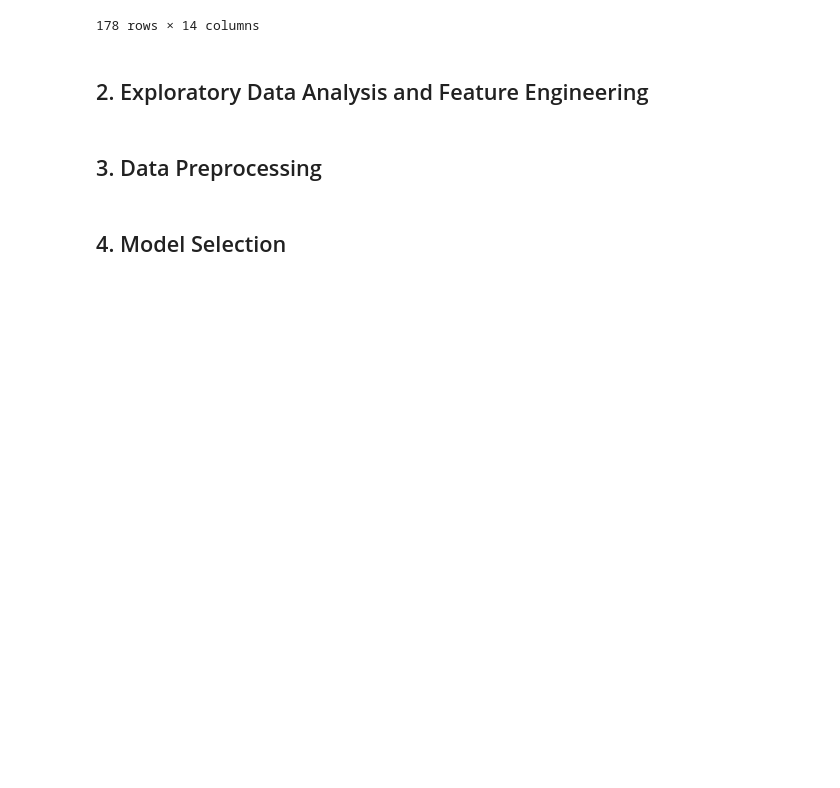
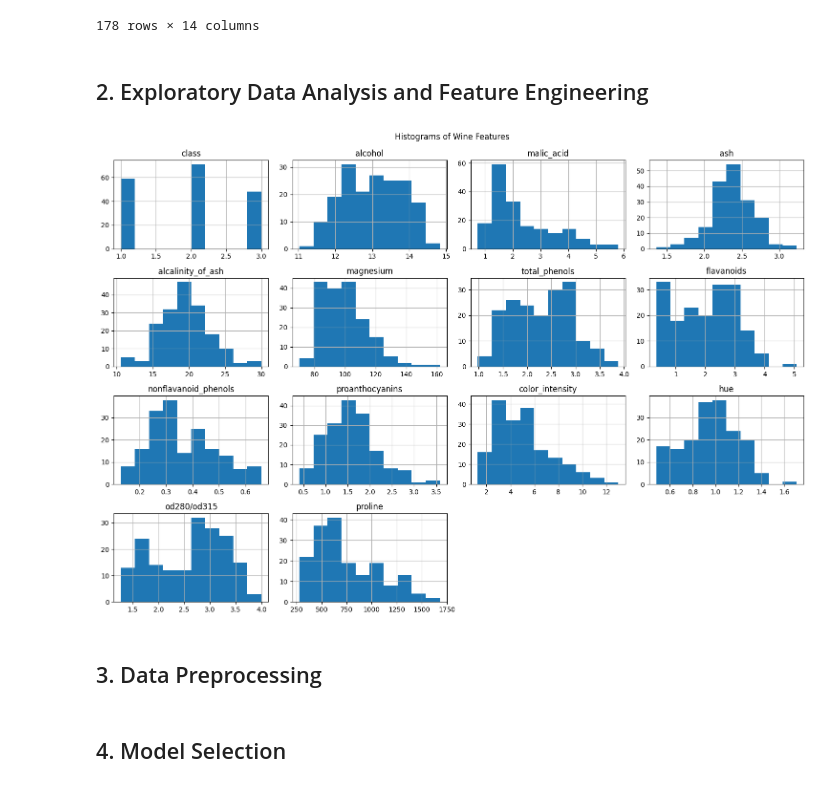
Before and after one commit to algof/final-project-pembelajaran-mesin, a Jupyter notebook: notebook.ipynb, the cells around one changed output. Saved outputs shown, nothing was run; the diff lists cells and outputs as text; code cells hidden in the pictures; blank space fills up the shorter version.

```diff
--- a/notebook.ipynb
+++ b/notebook.ipynb
@@ -51,6 +52,14 @@ df
 178 rows × 14 columns
 # %% [markdown]
 ## 2. Exploratory Data Analysis and Feature Engineering
+# %%
+# Histograms for all numerical features
+df.hist(figsize=(15, 10))
+plt.tight_layout()
+plt.suptitle("Histograms of Wine Features", y=1.02)
+plt.show()
+# %% [output]
+[figure, added]
 # %% [markdown]
 ## 3. Data Preprocessing
 # %% [markdown]
```
Also changed, not shown: parts of 1 cell of this notebook.
